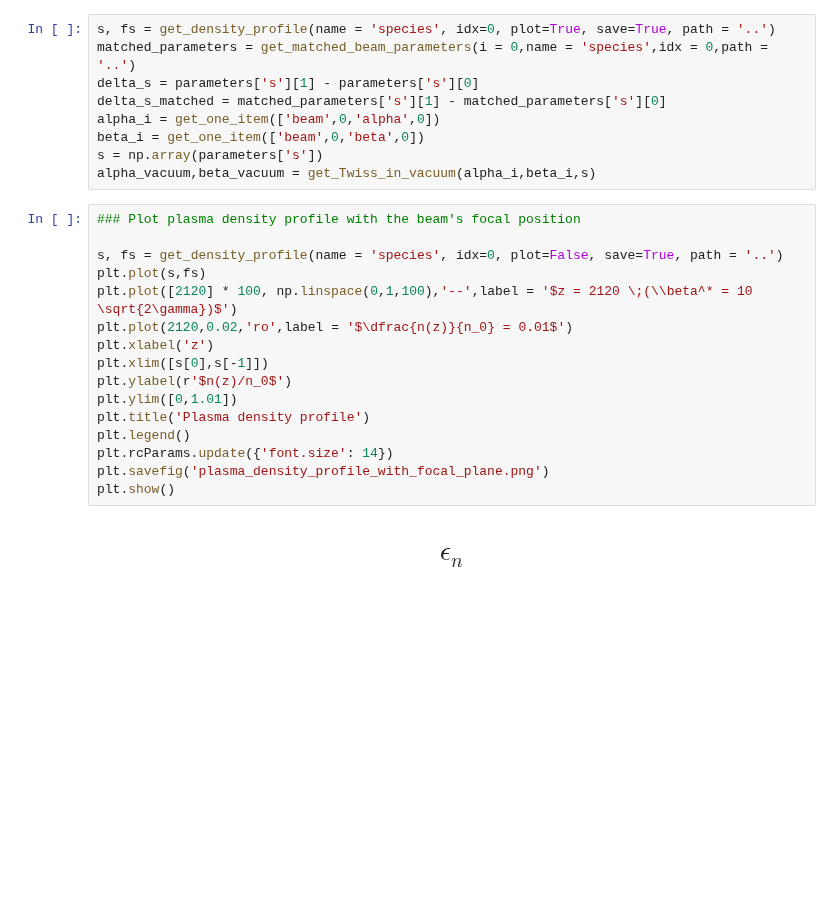
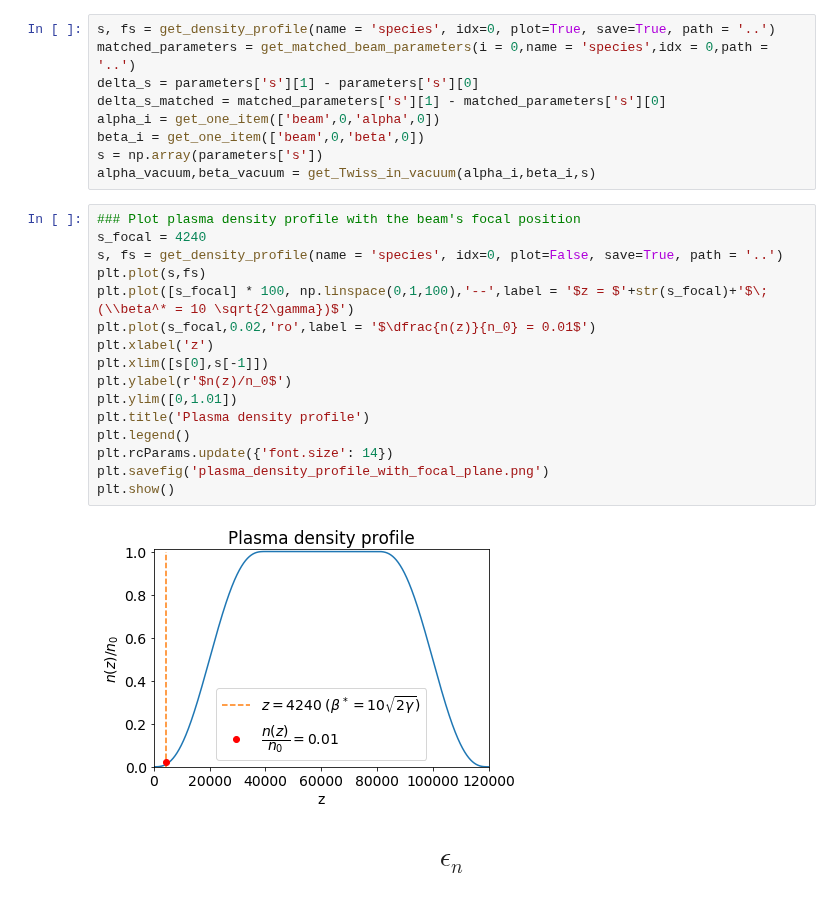
Before and after one commit to uclazyj/JupyterQpic, a Jupyter notebook: QPAD.ipynb, the cells around one changed output. Saved outputs shown, nothing was run; the diff lists cells and outputs as text; blank space fills up the shorter version.

```diff
--- a/QPAD.ipynb
+++ b/QPAD.ipynb
@@ -56,20 +56,22 @@ s = np.array(parameters['s'])
 alpha_vacuum,beta_vacuum = get_Twiss_in_vacuum(alpha_i,beta_i,s)
 # %%
 ### Plot plasma density profile with the beam's focal position
-
+s_focal = 4240
 s, fs = get_density_profile(name = 'species', idx=0, plot=False, save=True, path = '..')
 plt.plot(s,fs)
-plt.plot([2120] * 100, np.linspace(0,1,100),'--',label = '$z = 2120 \;(\\beta^* = 10 \sqrt{2\gamma})$')
-plt.plot(2120,0.02,'ro',label = '$\dfrac{n(z)}{n_0} = 0.01$')
+plt.plot([s_focal] * 100, np.linspace(0,1,100),'--',label = '$z = $'+str(s_focal)+'$\;(\\beta^* = 10 \sqrt{2\gamma})$')
+plt.plot(s_focal,0.02,'ro',label = '$\dfrac{n(z)}{n_0} = 0.01$')
 plt.xlabel('z')
 plt.xlim([s[0],s[-1]])
 plt.ylabel(r'$n(z)/n_0$')
 plt.ylim([0,1.01])
 plt.title('Plasma density profile')
 plt.legend()
 plt.rcParams.update({'font.size': 14})
 plt.savefig('plasma_density_profile_with_focal_plane.png')
 plt.show()
+# %% [output]
+[figure, added]
 # %% [markdown]
 # $$\epsilon_n$$
 # %%
```
Also changed, not shown: parts of 2 cells of this notebook.
